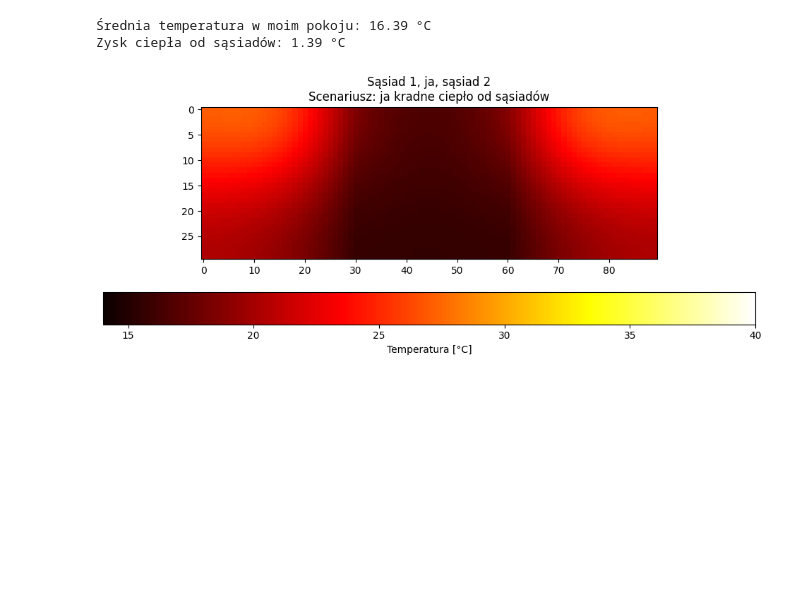
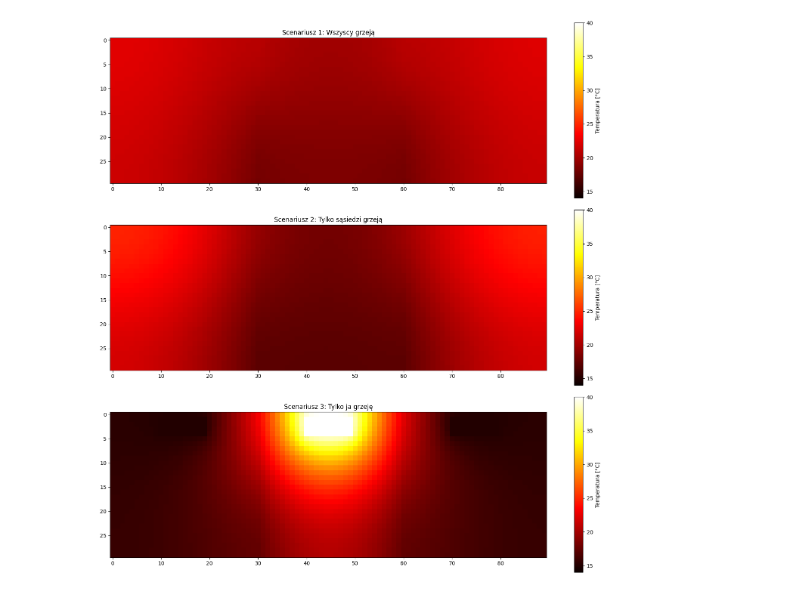
Before and after one commit to ninacz1804/projekt_modelowanie_cieplo, a Jupyter notebook: notebooks/problem2.ipynb, the cells around one changed output. Saved outputs shown, nothing was run; the diff lists cells and outputs as text; code cells hidden in the pictures; blank space fills up the shorter version.

```diff
--- a/notebooks/problem2.ipynb
+++ b/notebooks/problem2.ipynb
@@ -16,46 +16,27 @@ alfa_mapa[:, 30] = alfa_cegla
 alfa_mapa[:, 60] = alfa_cegla
 alfa_wektor = alfa_mapa.flatten()
 # %%
-pokoje = np.ones((ny_3, nx_3)) * T_startowa
-pokoje[1:5, 10:20] = T_grzejnika
-pokoje[1:5, 70:80] = T_grzejnika
-
-u_3 = pokoje.flatten()
-
-maska_3 = (u_3 == T_grzejnika)
-indeksy_grzejnikow = (u_3 == T_grzejnika)
-
-maska_on_3 = (u_3 == T_grzejnika)
-A_inv_3_on = macierz_A(nx_3, ny_3, alfa_wektor, dt, h_3, maska_on_3)
-
-maska_off_3 = np.zeros(nx_3 * ny_3, dtype=bool)
-A_inv_3_off = macierz_A(nx_3, ny_3, alfa_wektor, dt, h_3, maska_off_3)
-
-for i in range(kroki):
-    t1 = u_3[idx_czujnika_sasiad_1]
-    t2 = u_3[idx_czujnika_sasiad_2]
-
-    if t1 < T_cel or t2 < T_cel:
-        u_3[indeksy_grzejnikow] = T_grzejnika
-        u_3 = A_inv_3_on @ u_3
-    else:
-        u_3 = A_inv_3_off @ u_3
-
-wynik_3 = u_3.reshape((ny_3, nx_3))
-
-moj_pokoj_dane = wynik_3[:, 31:60]
-srednia_u_mnie = np.mean(moj_pokoj_dane)
-std_u_mnie = np.std(moj_pokoj_dane)
-
-print(f"Średnia temperatura w moim pokoju: {srednia_u_mnie:.2f} °C")
-print(f"Zysk ciepła od sąsiadów: {srednia_u_mnie - T_startowa:.2f} °C")
-
-plt.figure(figsize=(15, 4))
-plt.imshow(wynik_3, cmap='hot', vmin=14, vmax=40)
-plt.colorbar(orientation='horizontal', label="Temperatura [°C]")
-plt.title(f"Sąsiad 1, ja, sąsiad 2\nScenariusz: ja kradne ciepło od sąsiadów")
-plt.show()
+wynik_1, energia_1 = symulacja_trzech_pokoi(nx_3, ny_3, alfa_wektor, dt, h_3, T_startowa, T_grzejnika, T_cel, idx_czujnikow, lista_masek, kroki, kto_grzeje=[True, True, True])
+wynik_2, energia_2 = symulacja_trzech_pokoi(nx_3, ny_3, alfa_wektor, dt, h_3, T_startowa, T_grzejnika, T_cel, idx_czujnikow, lista_masek, kroki, kto_grzeje=[True, False, True])
+wynik_3, energia_3 = symulacja_trzech_pokoi(nx_3, ny_3, alfa_wektor, dt, h_3, T_startowa, T_grzejnika, T_cel, idx_czujnikow, lista_masek, kroki, kto_grzeje=[False, True, False])
-# %% [output]
-Średnia temperatura w moim pokoju: 16.39 °C
-Zysk ciepła od sąsiadów: 1.39 °C
-[figure, removed]
+# %%
+fig, ax = plt.subplots(3, 1, figsize=(15, 15))
+
+scenariusze = [wynik_1, wynik_2, wynik_3]
+tytuly = [
+    "Scenariusz 1: Wszyscy grzeją",
+    "Scenariusz 2: Tylko sąsiedzi grzeją",
+    "Scenariusz 3: Tylko ja grzeję"
+]
+energie = [energia_1, energia_2, energia_3]
+
+for i in range(3):
+    im = ax[i].imshow(scenariusze[i], cmap='hot', vmin=14, vmax=40, aspect='equal')
+
+    ax[i].set_title(f"{tytuly[i]}", fontsize=12)
+    plt.colorbar(im, ax=ax[i], orientation='vertical', label="Temperatura [°C]")
+
+plt.tight_layout()
+plt.show()
+# %% [output]
+[figure, added]
```
Also changed, not shown: parts of 2 cells of this notebook.
